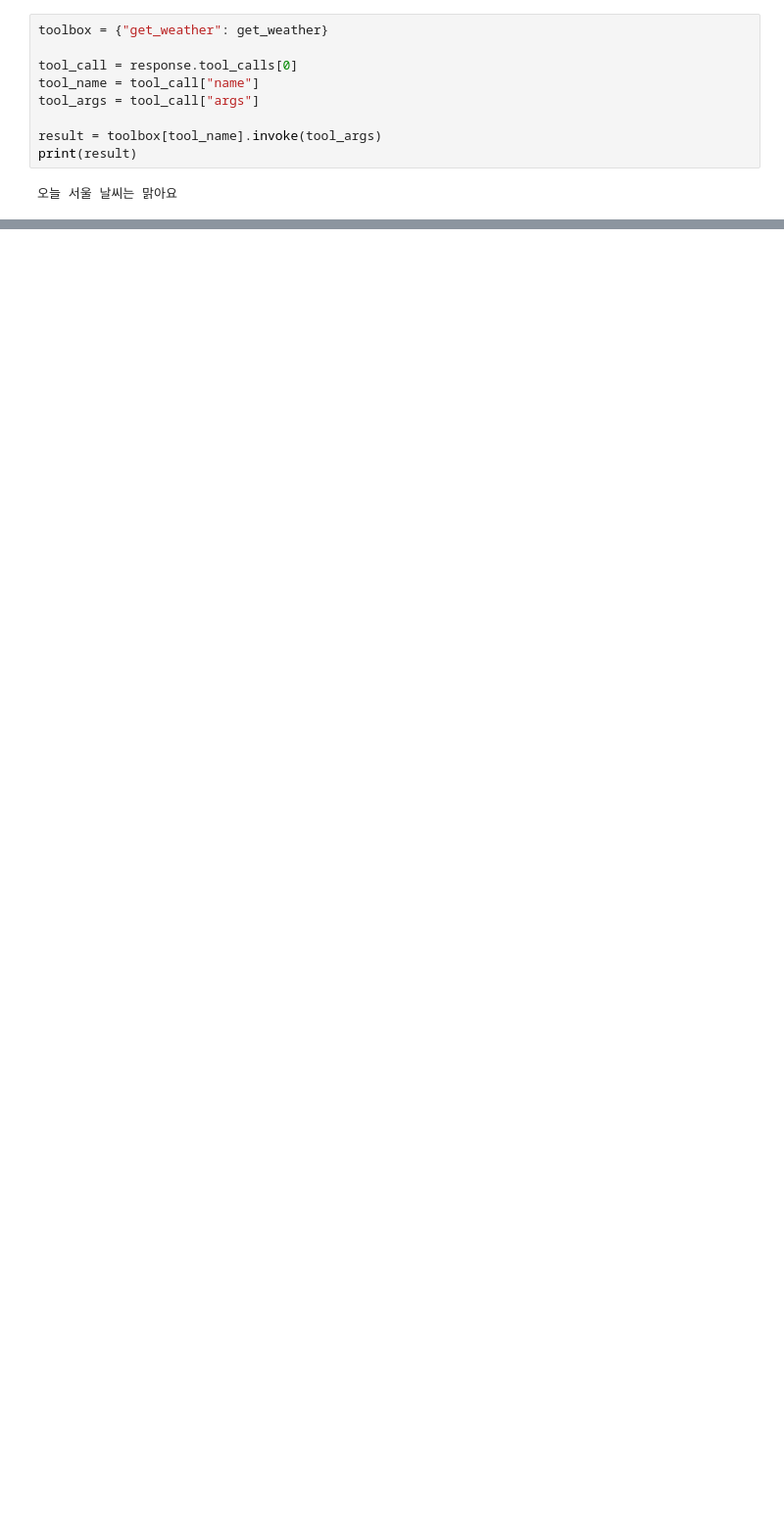
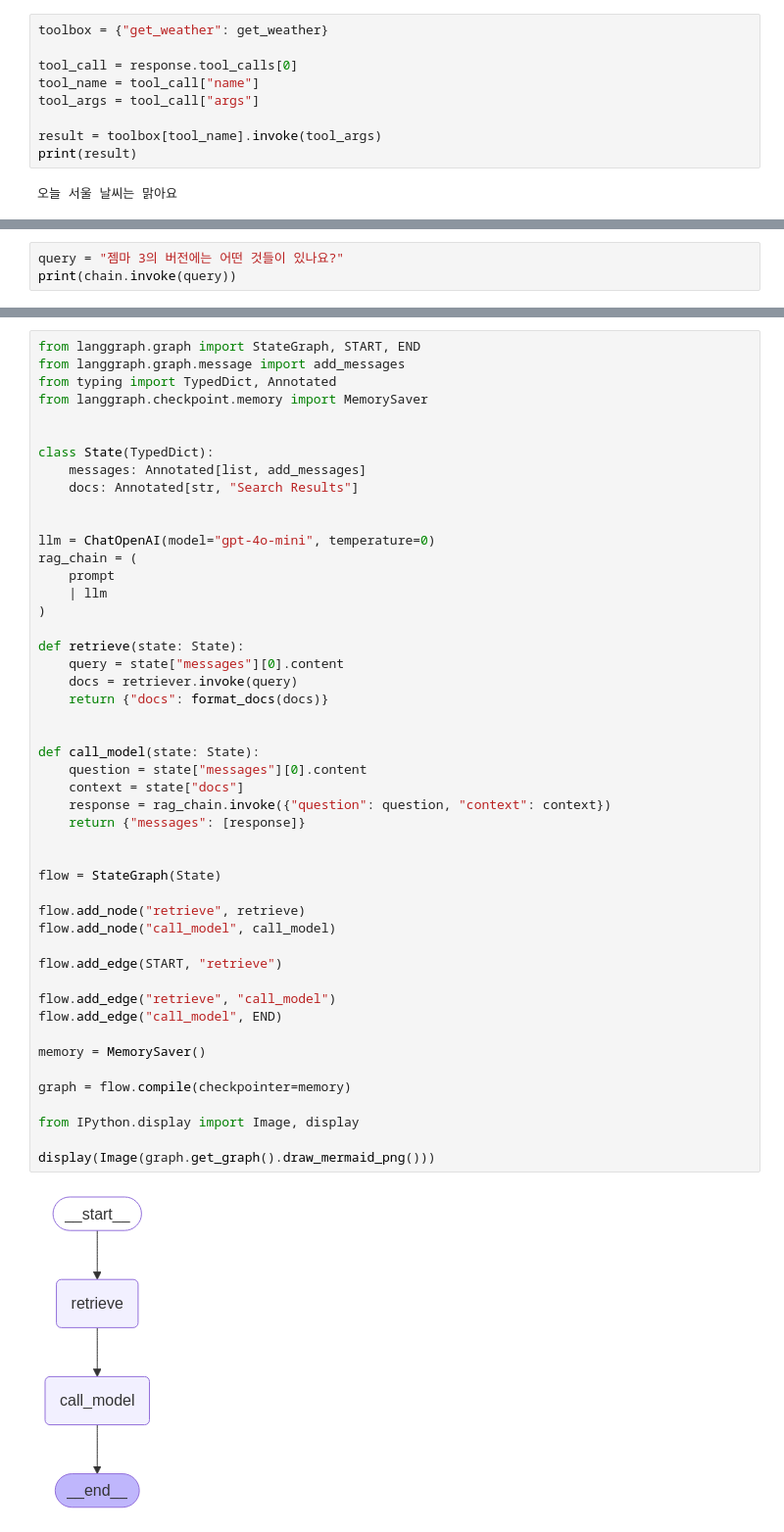
Before and after one commit to haesung-j/customer_mcp, a Jupyter notebook: ai_agent.ipynb, the cells around one changed output, grey strips where cells are left out. Shown at 98% size. Cells and saved outputs as stored; diff of their text form; blank space fills up the shorter version.

```diff
--- a/ai_agent.ipynb
+++ b/ai_agent.ipynb
@@ -48,0 +155,3 @@ print(result)
+# %%
+query = "젬마 3의 버전에는 어떤 것들이 있나요?"
+print(chain.invoke(query))
@@ -48,0 +160,50 @@ print(result)
+# %%
+from langgraph.graph import StateGraph, START, END
+from langgraph.graph.message import add_messages
+from typing import TypedDict, Annotated
+from langgraph.checkpoint.memory import MemorySaver
+
+
+class State(TypedDict):
+    messages: Annotated[list, add_messages]
+    docs: Annotated[str, "Search Results"]
+
+
+llm = ChatOpenAI(model="gpt-4o-mini", temperature=0)
+rag_chain = (
+    prompt
+    | llm
+)
+
+def retrieve(state: State):
+    query = state["messages"][0].content
+    docs = retriever.invoke(query)
+    return {"docs": format_docs(docs)}
+
+
+def call_model(state: State):
+    question = state["messages"][0].content
+    context = state["docs"]
+    response = rag_chain.invoke({"question": question, "context": context})
+    return {"messages": [response]}
+
+
+flow = StateGraph(State)
+
+flow.add_node("retrieve", retrieve)
+flow.add_node("call_model", call_model)
+
+flow.add_edge(START, "retrieve")
+
+flow.add_edge("retrieve", "call_model")
+flow.add_edge("call_model", END)
+
+memory = MemorySaver()
+
+graph = flow.compile(checkpointer=memory)
+
+from IPython.display import Image, display
+
+display(Image(graph.get_graph().draw_mermaid_png()))
+# %% [output]
+[figure, added]
```
Also changed, not shown: parts of 14 cells of this notebook, 4 other files.
